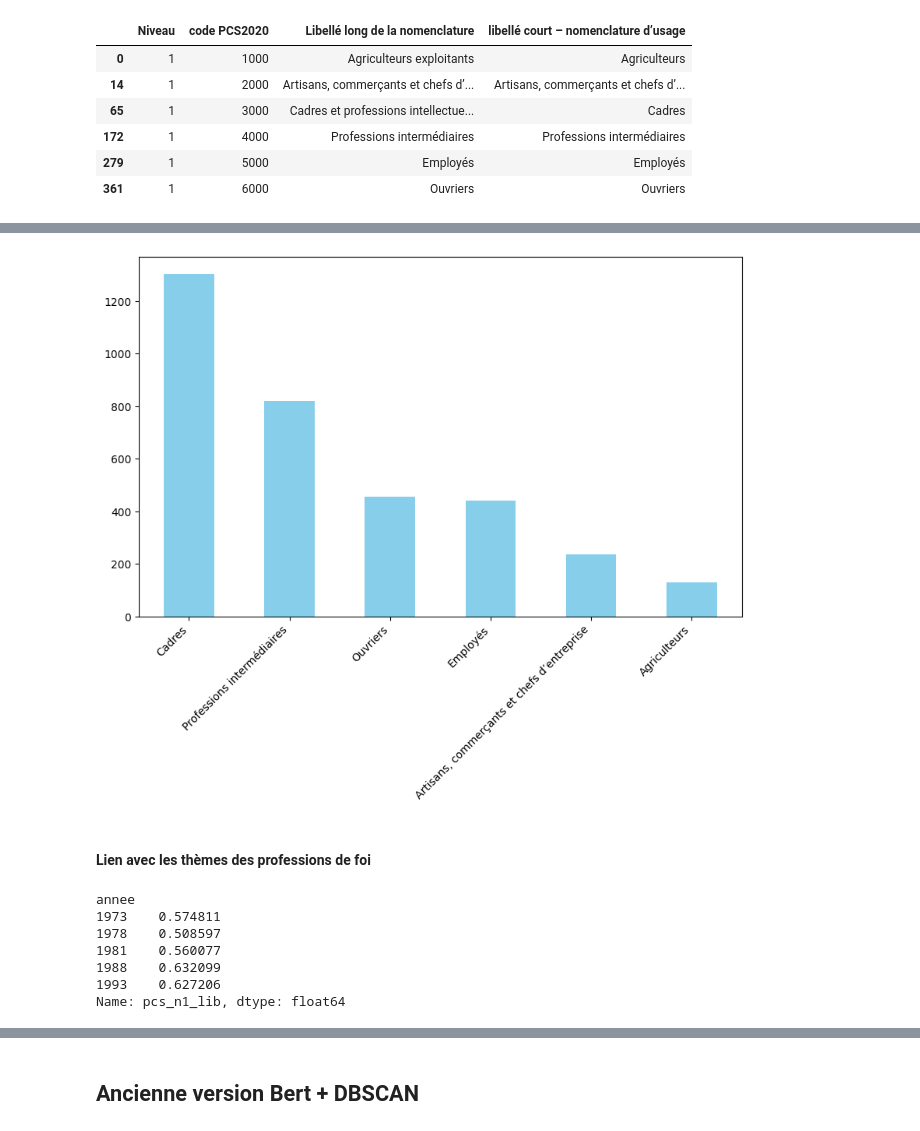
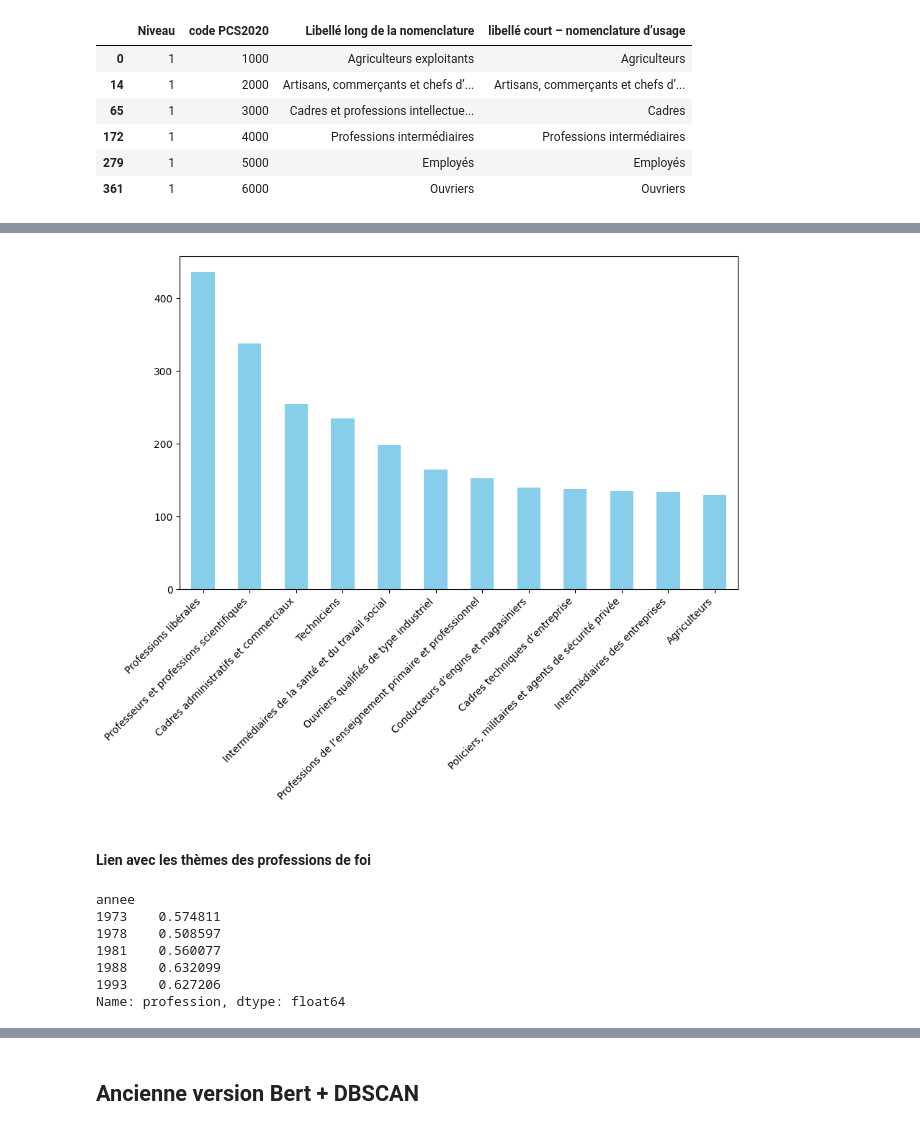
Before and after one commit to CaroLebrun/NLP_3A, a Jupyter notebook: main.ipynb, the cells around one changed output, grey strips where cells are left out. Drawn from its saved outputs; the diff is of its cells as text; code cells hidden in the pictures.

```diff
--- a/main.ipynb
+++ b/main.ipynb
@@ -978,16 +1007,16 @@ df_pred
 3383 rows × 7 columns
 # %%
 #plot
-counts = df_pred['pcs_n1_lib'].value_counts()
+counts = df_pred['pcs_n2_lib'].value_counts().head(12)
 
 plt.figure(figsize=(10,6))
 counts.plot(kind='bar', color='skyblue')
 #plt.title('Distribution des professions selon pcs_n1_libelle')
 plt.xlabel("")
 plt.xticks(rotation=45, ha='right')
 plt.show()
 # %% [output]
-[figure, old version]
+[figure, new version]
 # %% [markdown]
 #### Lien avec les thèmes des professions de foi
 # %%
@@ -1002,7 +1031,7 @@ df=df.merge(
 df = pd.read_parquet("data/inter/df_lemmatized_5elec.parquet")
 # %%
 #proportion de pcs_n1_lib manquants par élection
-proportion_none = df.groupby('annee')['pcs_n1_lib'].apply(lambda x: x.isna().mean())
+proportion_none = df.groupby('annee')['profession'].apply(lambda x: x.isna().mean())
 print(proportion_none)
 # %% [output]
 annee
@@ -1011,7 +1040,7 @@ annee
 1981    0.560077
 1988    0.632099
 1993    0.627206
-Name: pcs_n1_lib, dtype: float64
+Name: profession, dtype: float64
 # %%
 df_plot = df.copy()
 df_plot = df_plot[df_plot['dominant_label'].notna()]
```
Also changed, not shown: parts of 10 cells of this notebook.
